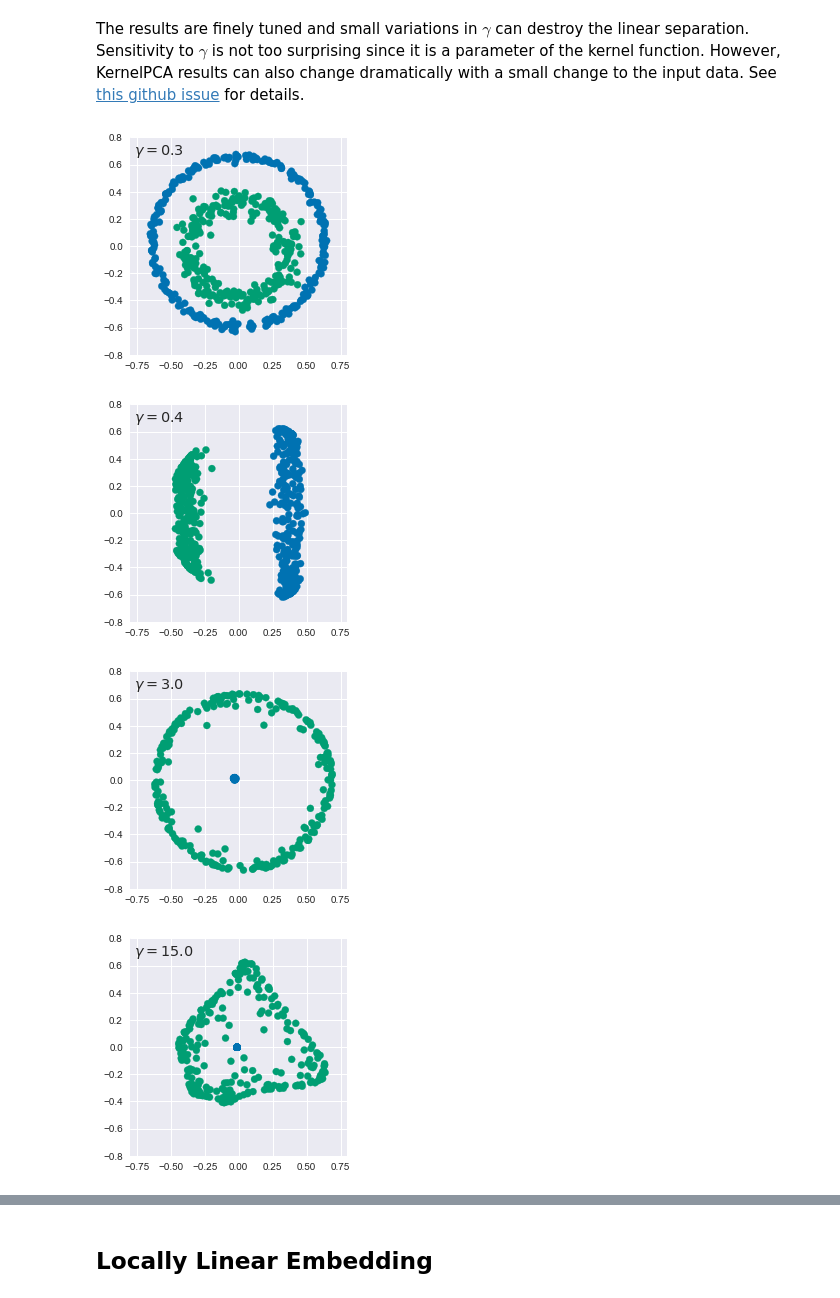
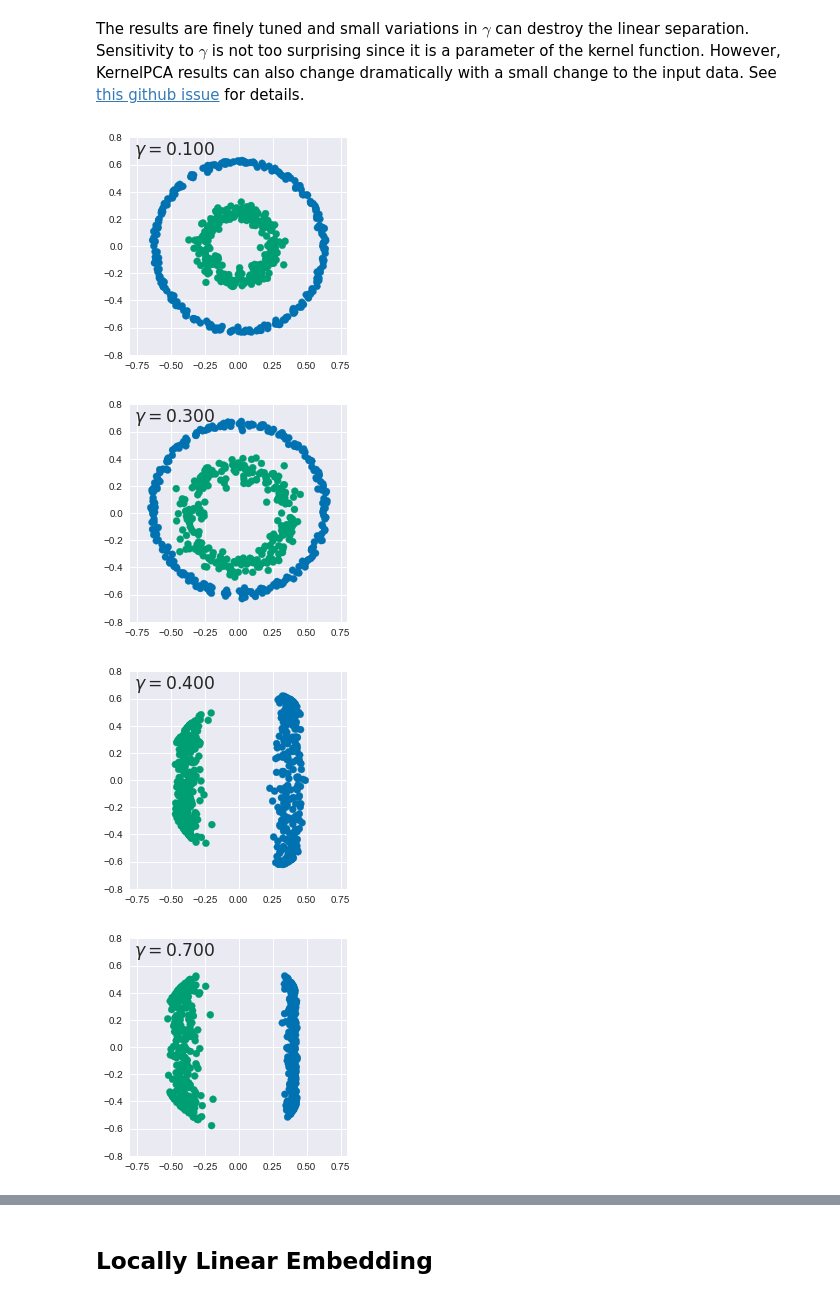
Before and after one commit to alexarmstrongvi/MachineLearningStatistics, a Jupyter notebook: notebooks/Nonlinear.ipynb, the cells around one changed output, grey strips where cells are left out. Cells and saved outputs as stored; diff of their text form; code cells hidden in the pictures.

```diff
--- a/notebooks/Nonlinear.ipynb
+++ b/notebooks/Nonlinear.ipynb
@@ -218,7 +216,7 @@ def kpca_demo(gamma=1.0, data=circles_data, labels=circles_targets['y']):
     cmap = sns.color_palette('colorblind', 2)
     c = [cmap[label] for label in labels]
     plt.scatter(reduced[:, 0], reduced[:, 1], c=c)
-    plt.text(0.02, 0.92, '$\gamma={:.1f}$'.format(gamma),
+    plt.text(0.02, 0.92, '$\gamma={:.3f}$'.format(gamma),
              transform=plt.gca().transAxes, fontsize='x-large')
     plt.xlim(-0.8, 0.8)
     plt.ylim(-0.8, 0.8)
@@ -243,11 +241,11 @@ for gamma in (0.3, 0.4, 3., 15.):
 # %% [markdown]
 The results are finely tuned and small variations in $\gamma$ can destroy the linear separation. Sensitivity to $\gamma$ is not too surprising since it is a parameter of the kernel function.  However, KernelPCA results can also change dramatically with a small change to the input data.  See [this github issue](https://github.com/scikit-learn/scikit-learn/issues/10530) for details.
 # %%
-for gamma in (0.3, 0.4, 3., 15.):
+for gamma in [0.1,0.3,0.4,0.7,2,2.4,2.5,3,5,7,10,13,15]:
     kpca_demo(gamma)
     plt.show()
 # %% [output]
-[figure, old version]
+[figure, new version]
-[figure, old version]
+[figure, new version]
-[figure, old version]
+[figure, new version]
-[figure, old version]
+[figure, new version]
```
Also changed, not shown: parts of 12 cells of this notebook, 3 other files.
